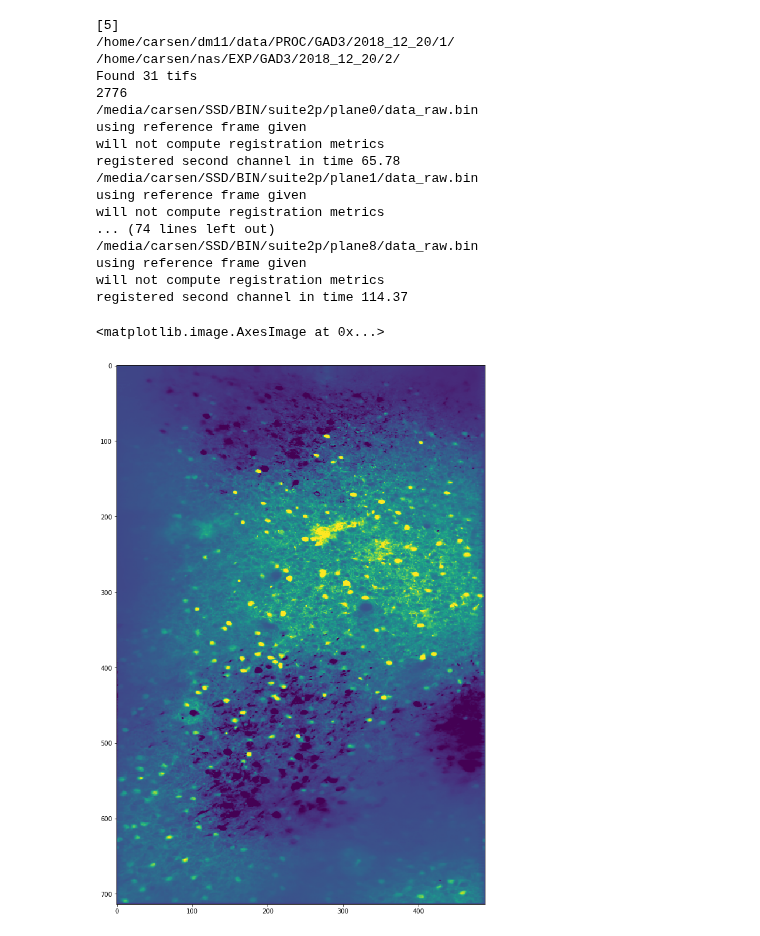
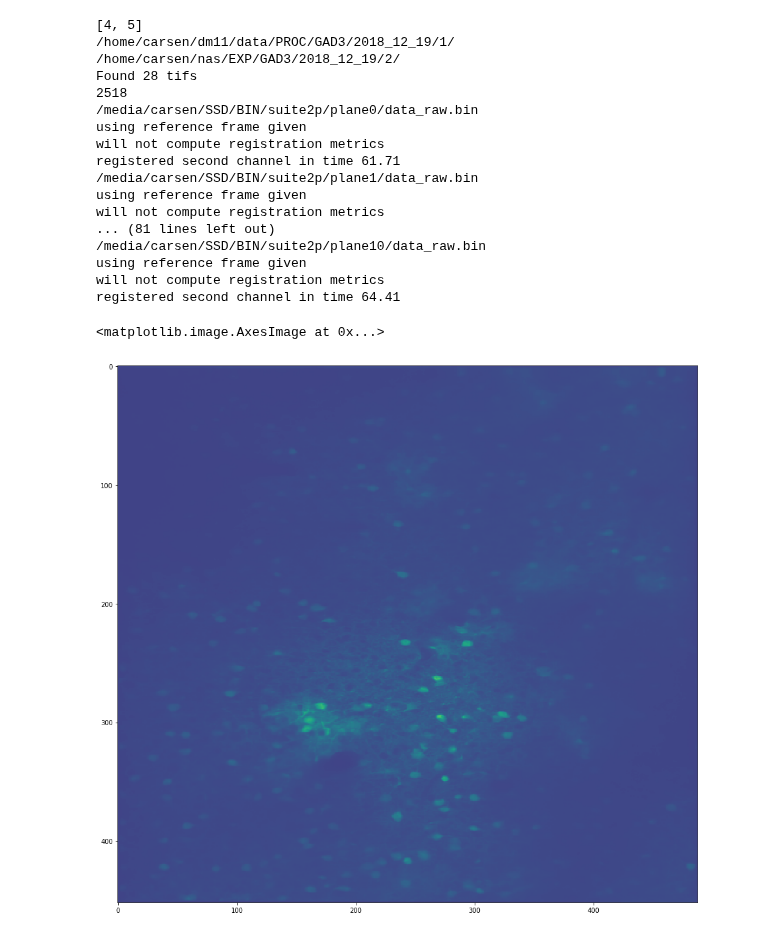
Before and after one commit to MouseLand/suite2p, a Jupyter notebook: jupyter/separate_multichannel_expt.ipynb, the cells around one changed output. Saved outputs shown, nothing was run; the diff lists cells and outputs as text; code cells hidden in the pictures.

```diff
--- a/jupyter/separate_multichannel_expt.ipynb
+++ b/jupyter/separate_multichannel_expt.ipynb
@@ -35,8 +35,8 @@ dat['GAD4']['redblk'] = ['3', '2', '2', '2', '2', '3']
 # %%
 import register
 
-mice = ['GAD3', 'GAD4']
-datelist = [[5], [5]]
+mice = ['GAD3']
+datelist = [[4, 5]]
 
 
 for m,mouse in enumerate(mice):
@@ -81,29 +81,29 @@ for m,mouse in enumerate(mice):
             ops1[iplane]['save_path0'] = os.path.join(froot)
         utils.combined(ops1)
 # %% [output]
-[5]
-/home/carsen/dm11/data/PROC/GAD3/2018_12_20/1/
-/home/carsen/nas/EXP/GAD3/2018_12_20/2/
-Found 31 tifs
-2776
+[4, 5]
+/home/carsen/dm11/data/PROC/GAD3/2018_12_19/1/
+/home/carsen/nas/EXP/GAD3/2018_12_19/2/
+Found 28 tifs
+2518
 /media/carsen/SSD/BIN/suite2p/plane0/data_raw.bin
 using reference frame given
 will not compute registration metrics
-registered second channel in time 65.78
+registered second channel in time 61.71
 /media/carsen/SSD/BIN/suite2p/plane1/data_raw.bin
 using reference frame given
 will not compute registration metrics
-... (74 lines left out)
-/media/carsen/SSD/BIN/suite2p/plane8/data_raw.bin
+... (81 lines left out)
+/media/carsen/SSD/BIN/suite2p/plane10/data_raw.bin
 using reference frame given
 will not compute registration metrics
-registered second channel in time 114.37
+registered second channel in time 64.41
 # %%
 import matplotlib.pyplot as plt
 %matplotlib inline
 
 plt.figure(figsize=(16,16))
-plt.imshow(opsOut['meanImg_chan2'], vmin=-100, vmax=400)
+plt.imshow(ops1[-1]['meanImg_chan2'], vmin=-100, vmax=400)
 # %% [output]
 <matplotlib.image.AxesImage at 0x...>
-[figure, old version]
+[figure, new version]
```
Also changed, not shown: 2 other files.
